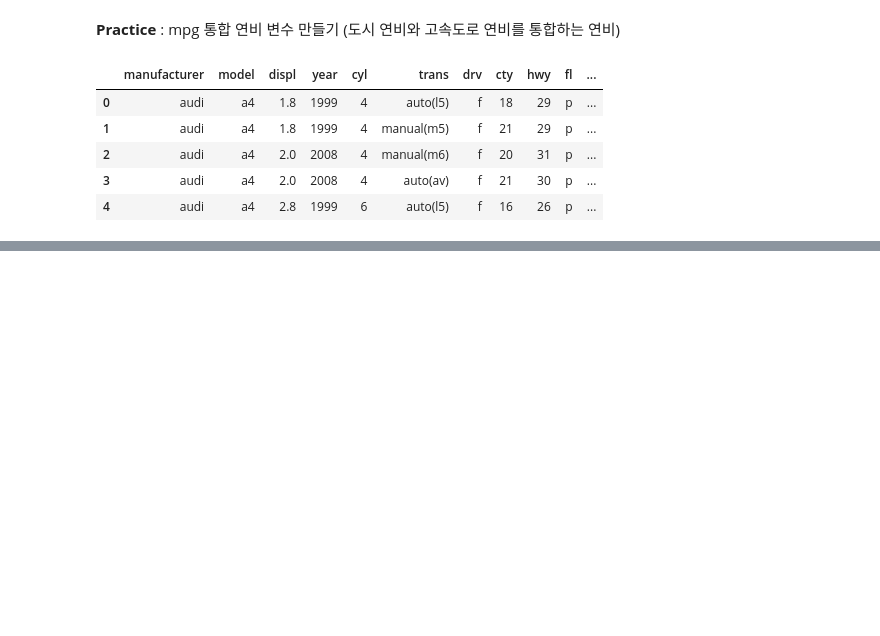
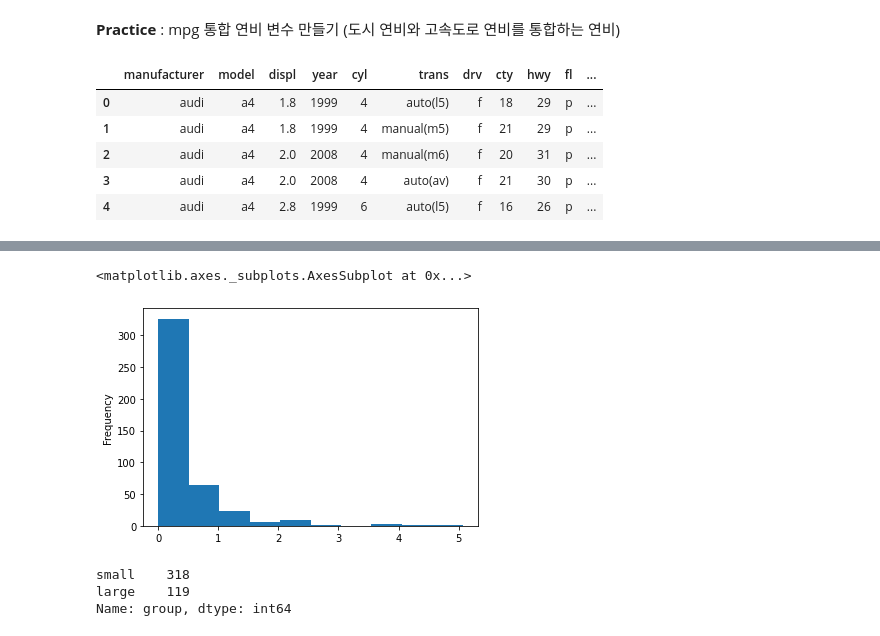
Before and after one commit to Devheun/Data-Analysis, a Jupyter notebook: Data_update(Lec5).ipynb, the cells around one changed output, grey strips where cells are left out. Cells and saved outputs as stored; diff of their text form; code cells hidden in the pictures; blank space fills up the shorter version.

```diff
--- a/Data_update(Lec5).ipynb
+++ b/Data_update(Lec5).ipynb
@@ -64,0 +149,4 @@ mpg.head()
+# %%
+# Problem 1
+midwest=pd.read_csv('midwest.csv')
+midwest.head() #mpg.tail(), mpg.describe(), mpg.shape, mpg.info(),...
@@ -64,0 +161,5 @@ mpg.head()
+# %%
+# Problem 2
+midwest=midwest.rename(columns={'poptotal':'total'})
+midwest=midwest.rename(columns={'popasian':'asian'})
+midwest.head()
@@ -64,0 +174,7 @@ mpg.head()
+# %%
+# Problem 3
+midwest['ratio']=(midwest['asian']/midwest['total'])*100
+midwest['ratio'].plot.hist()
+# %% [output]
+<matplotlib.axes._subplots.AxesSubplot at 0x...>
+[figure, added]
@@ -64,0 +184,8 @@ mpg.head()
+# %%
+# Problem 5
+count_group=midwest['group'].value_counts()
+count_group
+# %% [output]
+small    318
+large    119
+Name: group, dtype: int64
```
Also changed, not shown: parts of 20 cells of this notebook.
